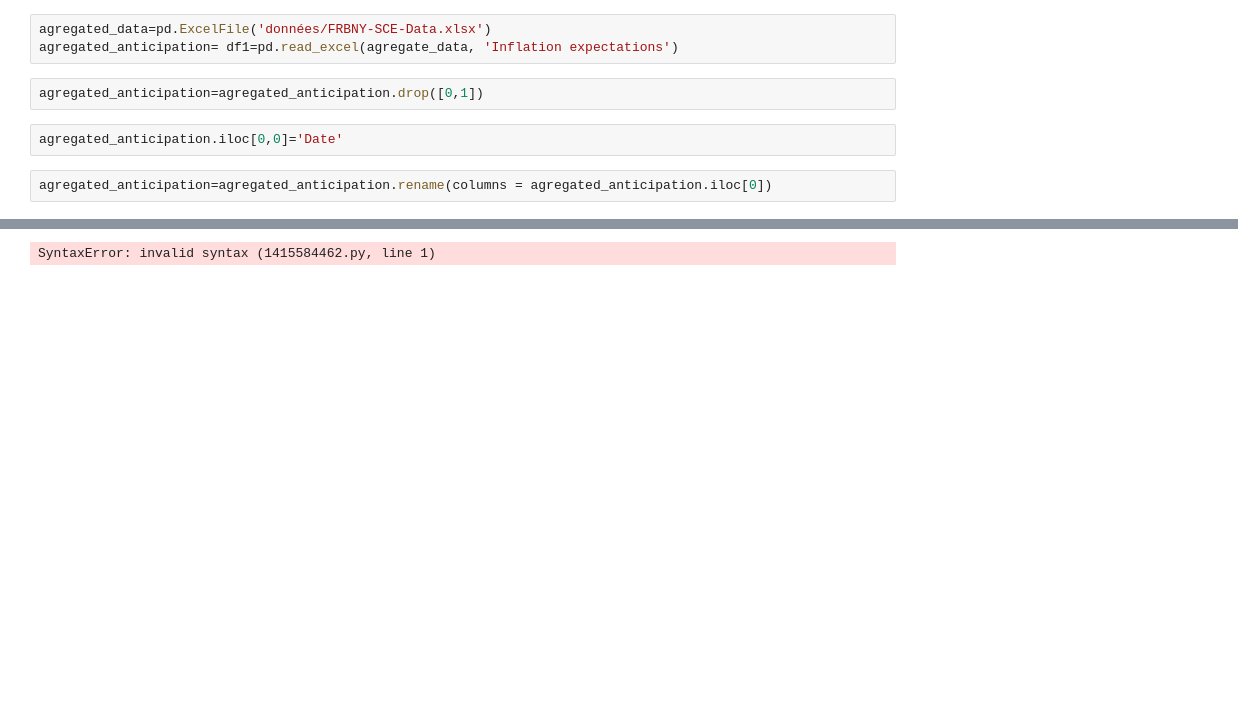
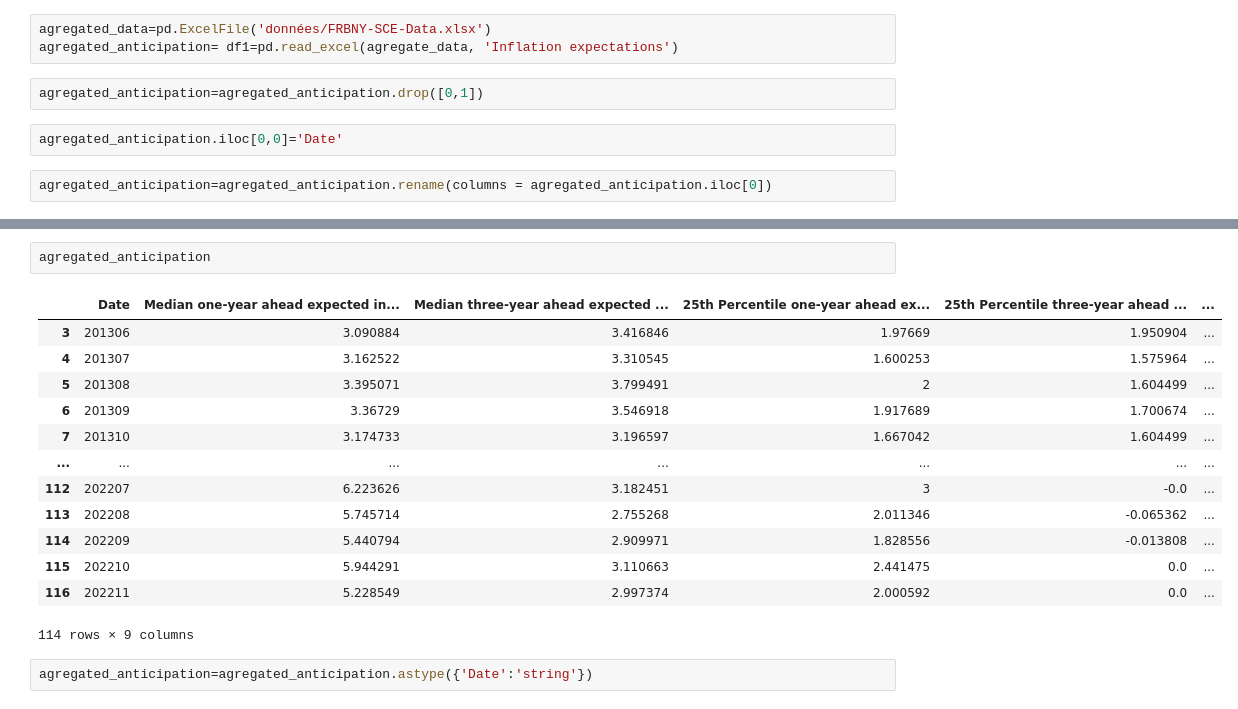
Before and after one commit to Jeremstar/-a-va-pr-dire-l-inflation-s-v-re, a Jupyter notebook: Moyenne des anticipations.ipynb, the cells around one changed output, grey strips where cells are left out. Saved outputs shown, nothing was run; the diff lists cells and outputs as text; blank space fills up the shorter version.

```diff
--- a/Moyenne des anticipations.ipynb
+++ b/Moyenne des anticipations.ipynb
@@ -34,3 +36,18 @@ agregated_anticipation=agregated_anticipation.drop([2])
 # %%
+agregated_anticipation
 # %% [output]
+|  | Date | Median one-year ahead expected in... | Median three-year ahead expected ... | 25th Percentile one-year ahead ex... | 25th Percentile three-year ahead ... | ... |
+| 3 | 201306 | 3.090884 | 3.416846 | 1.97669 | 1.950904 | ... |
+| 4 | 201307 | 3.162522 | 3.310545 | 1.600253 | 1.575964 | ... |
+| 5 | 201308 | 3.395071 | 3.799491 | 2 | 1.604499 | ... |
+| 6 | 201309 | 3.36729 | 3.546918 | 1.917689 | 1.700674 | ... |
+| 7 | 201310 | 3.174733 | 3.196597 | 1.667042 | 1.604499 | ... |
+| ... | ... | ... | ... | ... | ... | ... |
+| 112 | 202207 | 6.223626 | 3.182451 | 3 | -0.0 | ... |
+| 113 | 202208 | 5.745714 | 2.755268 | 2.011346 | -0.065362 | ... |
+| 114 | 202209 | 5.440794 | 2.909971 | 1.828556 | -0.013808 | ... |
+| 115 | 202210 | 5.944291 | 3.110663 | 2.441475 | 0.0 | ... |
+| 116 | 202211 | 5.228549 | 2.997374 | 2.000592 | 0.0 | ... |
-SyntaxError: invalid syntax (1415584462.py, line 1)
+114 rows × 9 columns
+# %%
+agregated_anticipation=agregated_anticipation.astype({'Date':'string'})
```
Also changed, not shown: parts of 6 cells of this notebook.
